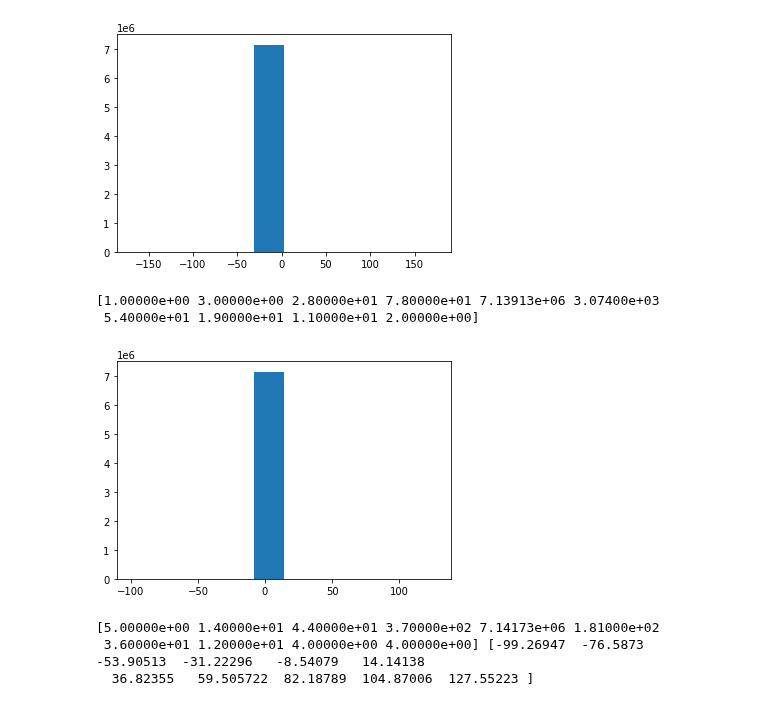
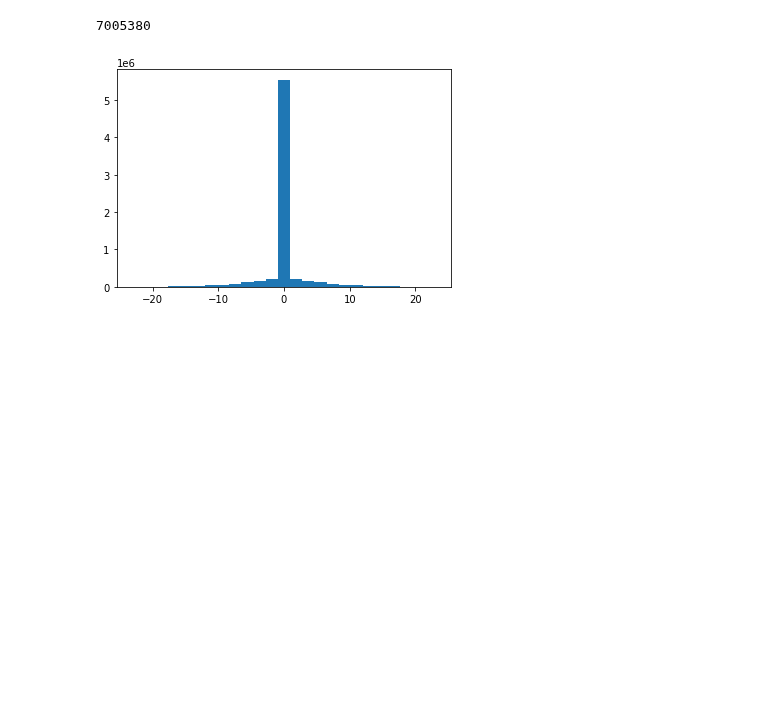
Before and after one commit to davevanveen/unsup_mri, a Jupyter notebook: 20200925_prototype_loss_transform.ipynb, the cells around one changed output. Cells and saved outputs as stored; diff of their text form; code cells hidden in the pictures; blank space fills up the shorter version.

```diff
--- a/20200925_prototype_loss_transform.ipynb
+++ b/20200925_prototype_loss_transform.ipynb
@@ -138,16 +118,0 @@ tensor(0.0029, device='cuda:3', grad_fn=<MeanBackward0>) tensor(0.3073, device='
-# %%
-(n, bins, patches) = plt.hist(ksp_orig, bins=10)
-plt.show()
-print(n)
-
-(n, bins, patches) = plt.hist(out_ksp_masked)
-plt.show()
-print(n, bins)
-# %% [output]
-[figure, removed]
-[1.00000e+00 3.00000e+00 2.80000e+01 7.80000e+01 7.13913e+06 3.07400e+03
- 5.40000e+01 1.90000e+01 1.10000e+01 2.00000e+00]
-[figure, removed]
-[5.00000e+00 1.40000e+01 4.40000e+01 3.70000e+02 7.14173e+06 1.81000e+02
- 3.60000e+01 1.20000e+01 4.00000e+00 4.00000e+00] [-99.26947  -76.5873   -53.90513  -31.22296   -8.54079   14.14138
-  36.82355   59.505722  82.18789  104.87006  127.55223 ]
@@ -153,0 +125,7 @@ print(n, bins)
+# %%
+plt.hist(kmf_norm, bins=25)
+print(len(kmf))
+plt.show()
+# %% [output]
+7005380
+[figure, added]
```
Also changed, not shown: parts of 11 cells of this notebook, 8 other files.
